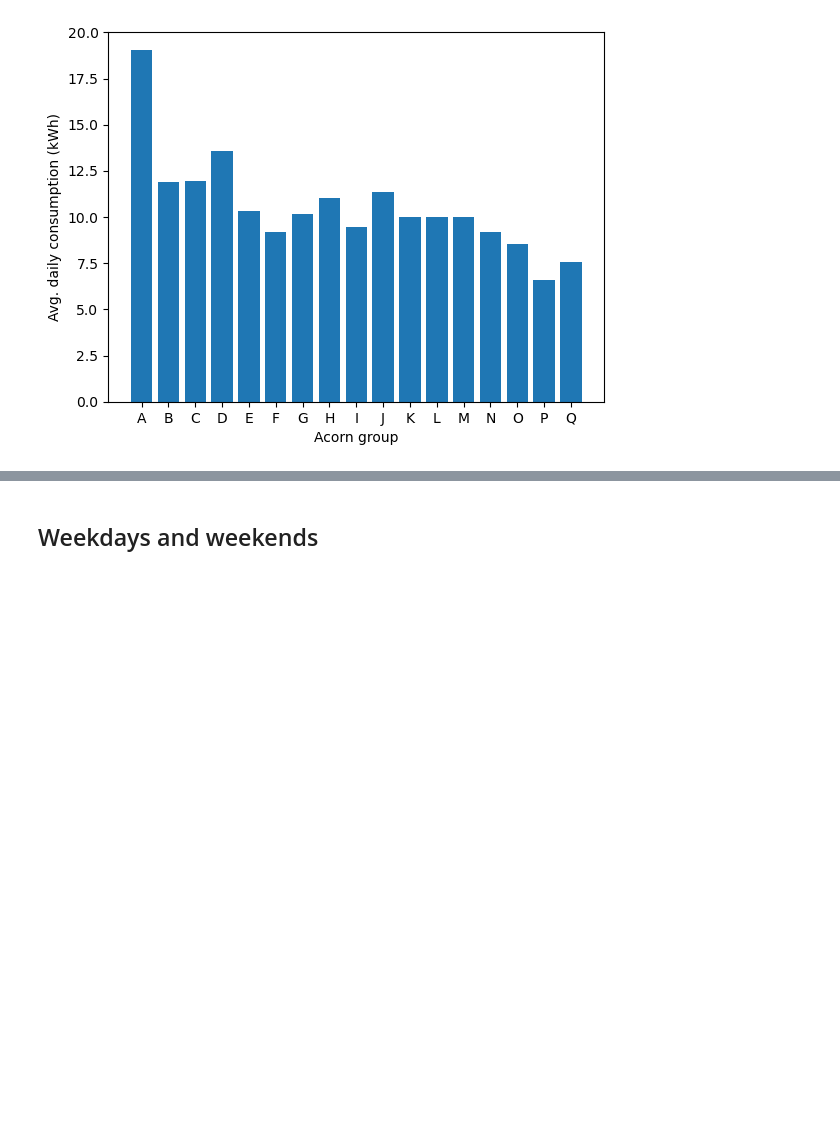
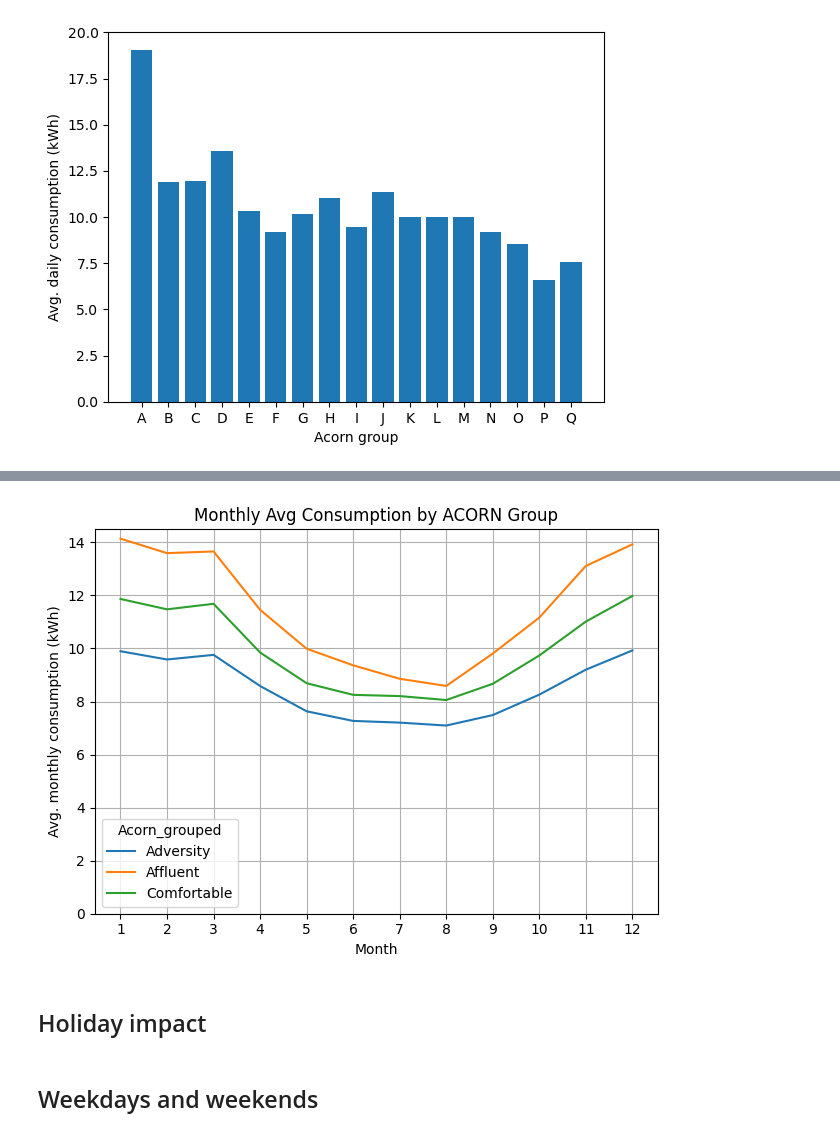
Before and after one commit to moosophy/smart-meters-project, a Jupyter notebook: main.ipynb, the cells around one changed output, grey strips where cells are left out. Cells and saved outputs as stored; diff of their text form; code cells hidden in the pictures; blank space fills up the shorter version.

```diff
--- a/main.ipynb
+++ b/main.ipynb
@@ -216,0 +248,17 @@ plt.ylabel("Avg. daily consumption (kWh)");
+# %%
+t = pd.merge(daily_consumption, households, on="LCLid")
+
+t = t[t["Acorn_grouped"].isin(["Affluent", "Comfortable", "Adversity"])]
+t["year"] = t["day"].dt.year
+t["month"] = t["day"].dt.month
+
+t.groupby(["Acorn_grouped", "LCLid", "year", "month"])["energy_sum"].sum()
+t.reset_index()
+
+t = (
+    t.groupby(["Acorn_grouped", "month"])["energy_sum"]
+    .mean()
+    .unstack("Acorn_grouped")
+    .rename_axis("month")
+)
+t
@@ -217,3 +280,15 @@ plt.ylabel("Avg. daily consumption (kWh)");
+# %%
+t.plot(title="Monthly Avg Consumption by ACORN Group")
+plt.xlabel("Month")
+plt.ylabel("Avg. monthly consumption (kWh)")
+plt.xticks(range(1, 13))
+plt.ylim(bottom=0)
+plt.grid(True)
+plt.tight_layout()
+# %% [output]
+[figure, added]
+# %% [markdown]
+## Holiday impact
 # %%
 t = daily_consumption.copy()
 t["is_holiday"] = t["day"].isin(holidays["Bank holidays"])
```
Also changed, not shown: parts of 8 cells of this notebook.
